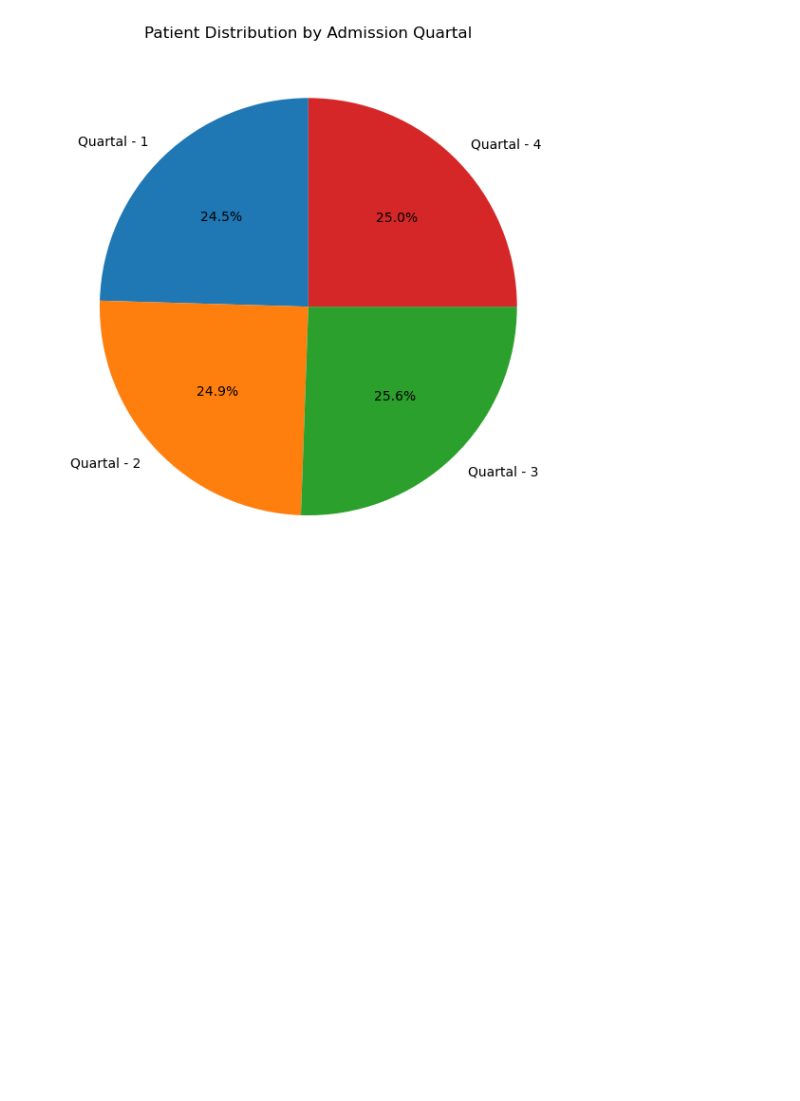
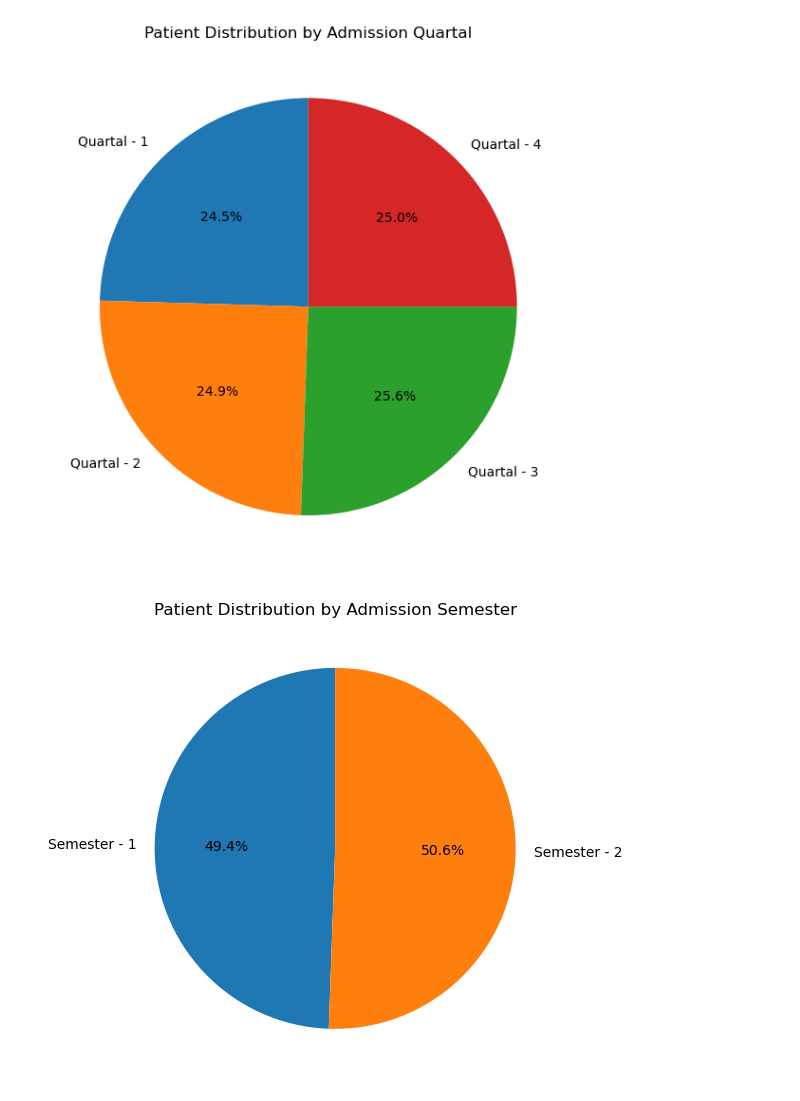
Before and after one commit to FlazeFy2/DS-Healthcare_Dataset, a Jupyter notebook: exploratory data analysis-pie.ipynb, the cells around one changed output. Saved outputs shown, nothing was run; the diff lists cells and outputs as text; code cells hidden in the pictures; blank space fills up the shorter version.

Commit message:
[DS] Exploratory Data Analysis (EDA) - Pie Chart Patient Distribution by Admission Semester

```diff
--- a/exploratory data analysis-pie.ipynb
+++ b/exploratory data analysis-pie.ipynb
@@ -142,3 +142,33 @@ plt.tight_layout()
 plt.show()
 # %% [output]
 [figure]
+# %%
+import pandas as pd
+import matplotlib.pyplot as plt
+
+# Dataset
+# Exploratory Data Analysis (EDA) - Pie Chart Patient Distribution by Admission Semester
+df = pd.read_csv("modified_healthcare_dataset.csv")
+
+# Convert 'Date of Admission' to Semester buckets
+def categorize_semester(date):
+    month = pd.to_datetime(date).month
+    if month <= 6:
+        return "Semester - 1"
+    else:
+        return "Semester - 2"
+
+df["Admission Quartal"] = df["Date of Admission"].apply(categorize_semester)
+
+# Count the number of patients in each quartal
+quartal_counts = df["Admission Quartal"].value_counts().sort_index()
+
+# Pie Chart
+plt.figure(figsize=(6, 6))
+quartal_counts.plot.pie(autopct='%1.1f%%', startangle=90)
+plt.title("Patient Distribution by Admission Semester")
+plt.ylabel("")
+plt.tight_layout()
+plt.show()
+# %% [output]
+[figure, added]
```
